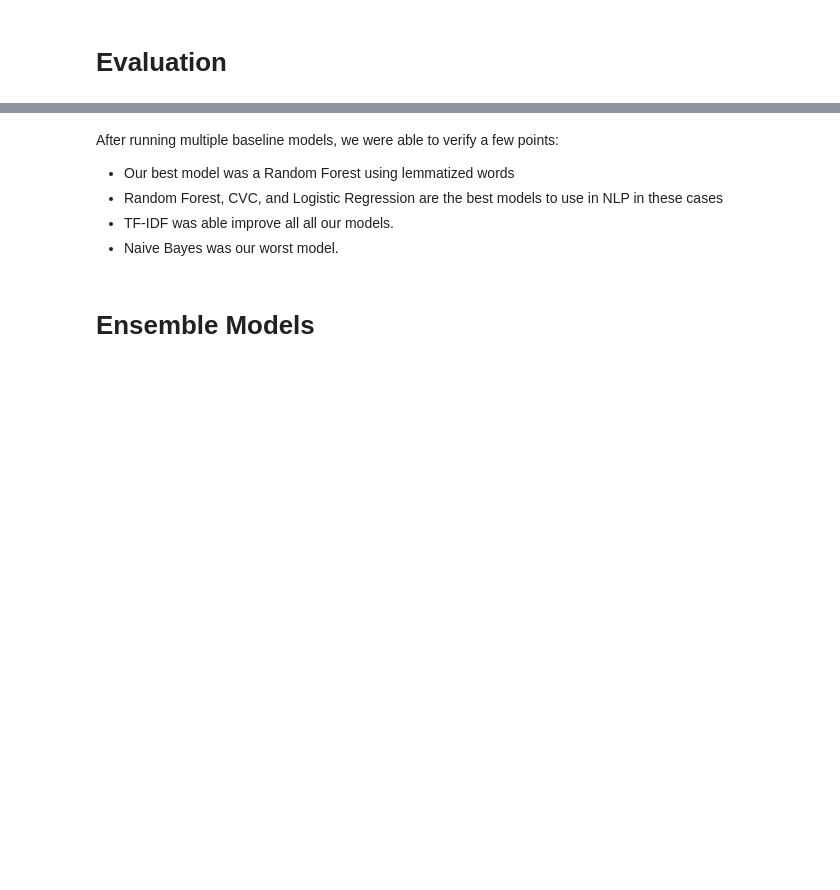
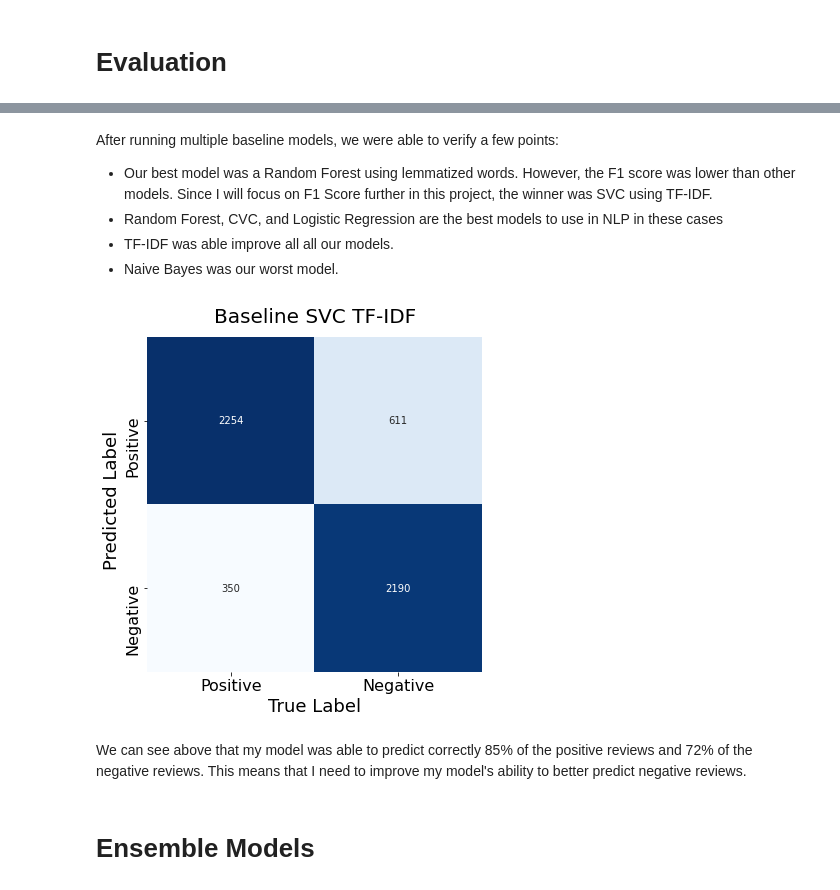
Before and after one commit to ismael-araujo/Hotel-Reviews-Analysis-Using-NLP, a Jupyter notebook: models/baseline-models.ipynb, the cells around one changed output, grey strips where cells are left out. Cells and saved outputs as stored; diff of their text form; code cells hidden in the pictures; blank space fills up the shorter version.

```diff
--- a/models/baseline-models.ipynb
+++ b/models/baseline-models.ipynb
@@ -666,10 +669,31 @@ evaluation_df.sort_values(by='Accuracy', ascending=False)
 | Baseline Naive Bayes CV | 0.781129 | 0.793541 | 0.780793 | 0.787115 |
 # %% [markdown]
 After running multiple baseline models, we were able to verify a few points:
-- Our best model was a Random Forest using lemmatized words
+- Our best model was a Random Forest using lemmatized words. However, the F1 score was lower than other models. Since I will focus on F1 Score further in this project, the winner was SVC using TF-IDF.
 - Random Forest, CVC, and Logistic Regression are the best models to use in NLP in these cases
 - TF-IDF was able improve all all our models.
 - Naive Bayes was our worst model.
+# %%
+# Plotting a confusion matrix
+plt.figure(figsize=(6, 7))
+mat = confusion_matrix(y_test, y_pred_svc_tfidf)
+
+sns.heatmap(mat.T, square=True, annot=True, fmt='d', cbar=False,
+            xticklabels=['Positive', 'Negative'], yticklabels=['Positive', 'Negative'], cmap="Blues")
+plt.xlabel('True Label', fontsize= 18)
+plt.ylabel('Predicted Label', fontsize= 18)
+plt.title('Baseline SVC TF-IDF', fontsize=20)
+plt.xticks(fontsize=16)
+plt.yticks(fontsize=16)
+b, t = plt.ylim()
+t -= 0.05
+plt.ylim(b, t)
+plt.savefig('../images/confusion-matrix-baseline-model.png', bbox_inches = "tight", pad_inches=.5, dpi=300)
+plt.show()
+# %% [output]
+[figure, added]
+# %% [markdown]
+We can see above that my model was able to predict correctly 85% of the positive reviews and 72% of the negative reviews. This means that I need to improve my model's ability to better predict negative reviews.
 # %% [markdown]
 # Ensemble Models
 # %% [markdown]
```
Also changed, not shown: parts of 11 cells of this notebook, 3 other files.
